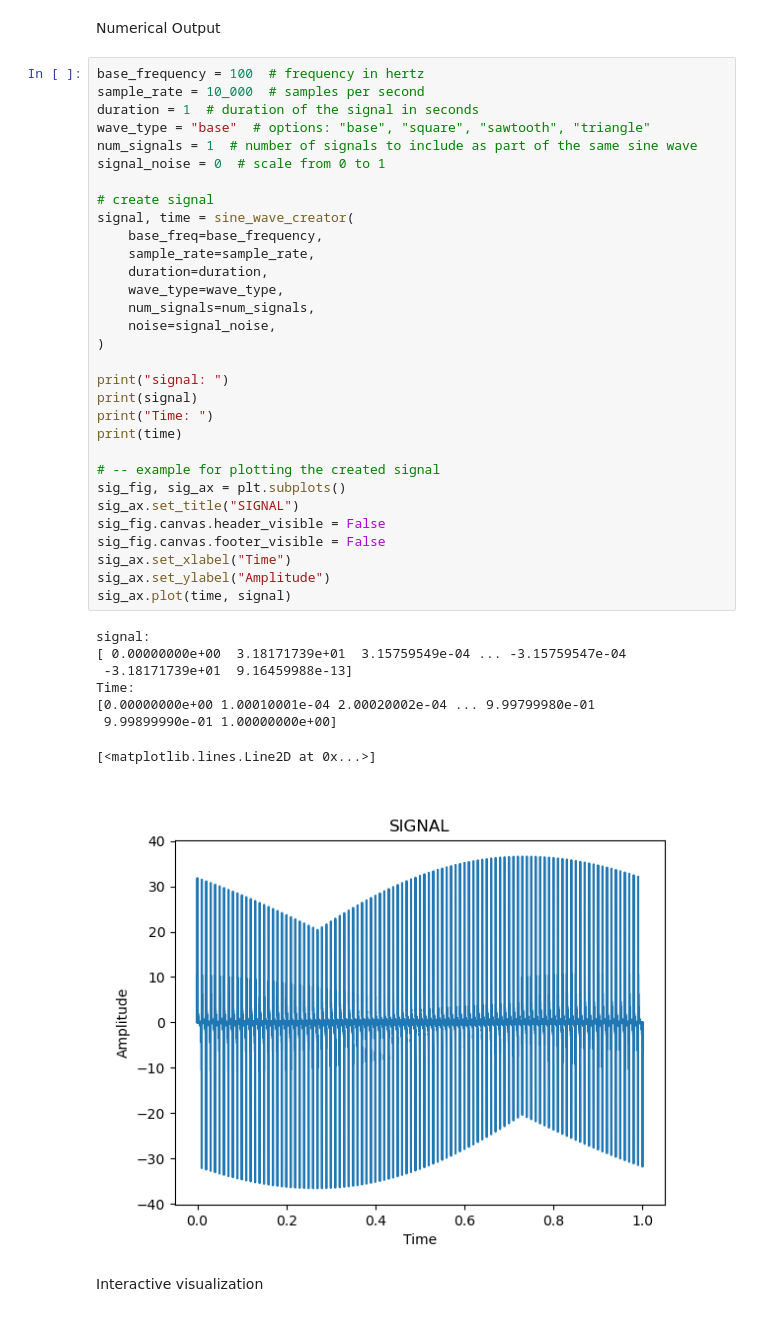
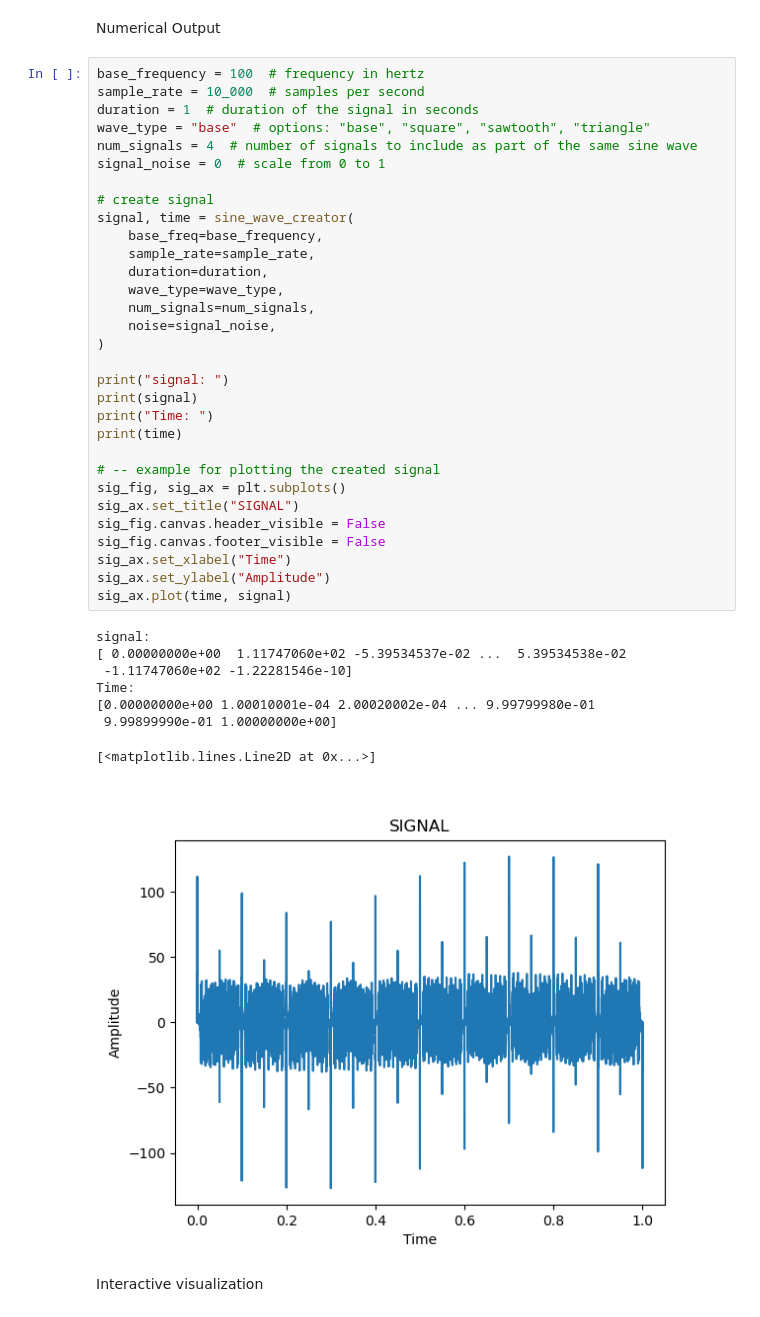
Before and after one commit to ORNL/dasp-stacker, a Jupyter notebook: examples/dasp_example_notebook.ipynb, the cells around one changed output. Saved outputs shown, nothing was run; the diff lists cells and outputs as text.

```diff
--- a/examples/dasp_example_notebook.ipynb
+++ b/examples/dasp_example_notebook.ipynb
@@ -26,41 +26,41 @@ base_frequency = 100  # frequency in hertz
 sample_rate = 10_000  # samples per second
 duration = 1  # duration of the signal in seconds
 wave_type = "base"  # options: "base", "square", "sawtooth", "triangle"
-num_signals = 1  # number of signals to include as part of the same sine wave
+num_signals = 4  # number of signals to include as part of the same sine wave
 signal_noise = 0  # scale from 0 to 1
 
 # create signal
 signal, time = sine_wave_creator(
     base_freq=base_frequency,
     sample_rate=sample_rate,
     duration=duration,
     wave_type=wave_type,
     num_signals=num_signals,
     noise=signal_noise,
 )
 
 print("signal: ")
 print(signal)
 print("Time: ")
 print(time)
 
 # -- example for plotting the created signal
 sig_fig, sig_ax = plt.subplots()
 sig_ax.set_title("SIGNAL")
 sig_fig.canvas.header_visible = False
 sig_fig.canvas.footer_visible = False
 sig_ax.set_xlabel("Time")
 sig_ax.set_ylabel("Amplitude")
 sig_ax.plot(time, signal)
 # %% [output]
 signal:
-[ 0.00000000e+00  3.18171739e+01  3.15759549e-04 ... -3.15759547e-04
- -3.18171739e+01  9.16459988e-13]
+[ 0.00000000e+00  1.11747060e+02 -5.39534537e-02 ...  5.39534538e-02
+ -1.11747060e+02 -1.22281546e-10]
 Time:
 [0.00000000e+00 1.00010001e-04 2.00020002e-04 ... 9.99799980e-01
  9.99899990e-01 1.00000000e+00]
 [<matplotlib.lines.Line2D at 0x...>]
-[figure, old version]
+[figure, new version]
 # %% [markdown]
 Interactive visualization
 # %%
```
Also changed, not shown: parts of 2 cells of this notebook, 7 other files.
